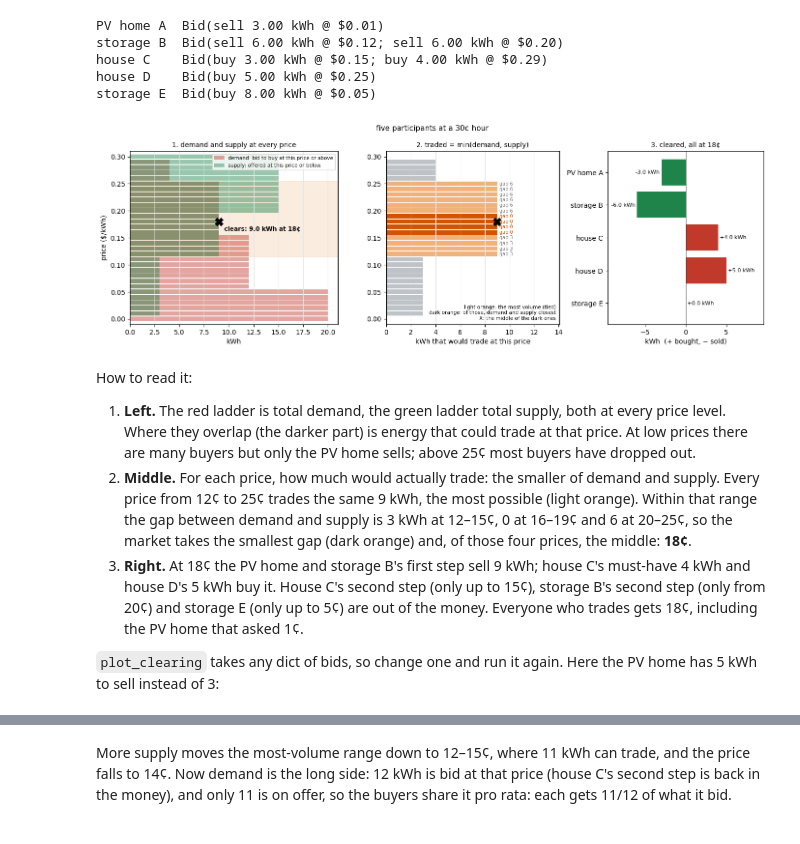
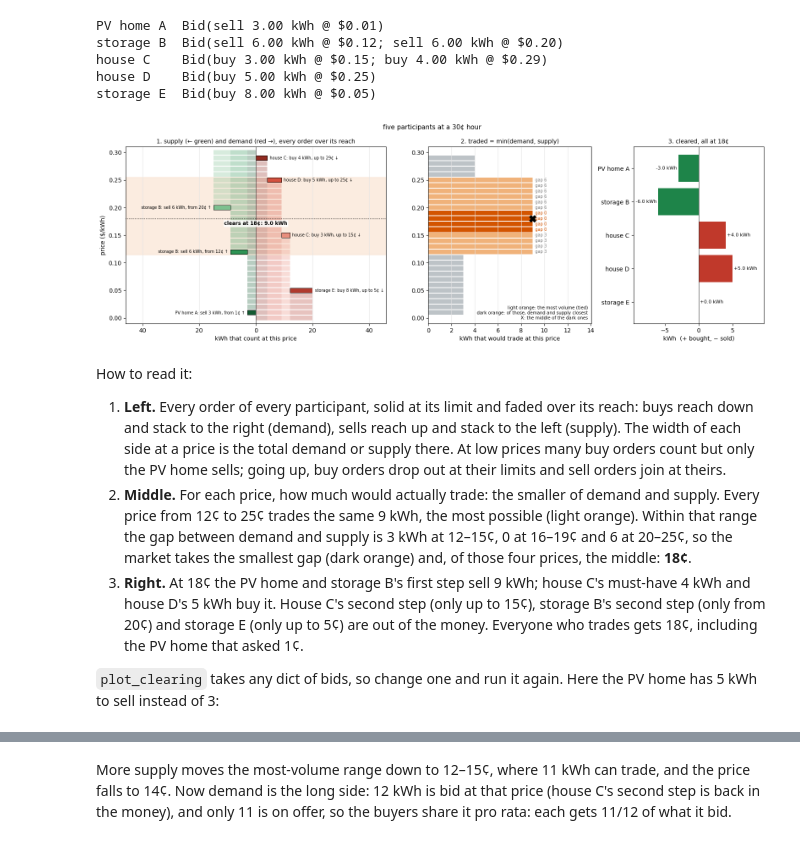
Before and after one commit to TimCDiller/annex_96_p2p, a Jupyter notebook: docs/building_an_agent.ipynb, the cells around one changed output, grey strips where cells are left out. Cells and saved outputs as stored; diff of their text form; code cells hidden in the pictures.

```diff
--- a/docs/building_an_agent.ipynb
+++ b/docs/building_an_agent.ipynb
@@ -552,19 +600,22 @@ def plot_clearing(bids, market, title):
     gap = np.abs(D - S)
     closest = tied & (gap <= gap[tied].min() + 1e-9)
 
-    fig, (ax1, ax2, ax3) = plt.subplots(1, 3, figsize=(14, 4.8), gridspec_kw={"width_ratios": [1.2, 1, 0.9]})
+    fig, (ax1, ax2, ax3) = plt.subplots(1, 3, figsize=(16, 5.4), gridspec_kw={"width_ratios": [1.6, 1, 0.8]})
 
-    # 1. Demand and supply ladders. Where they overlap is what can trade.
-    ax1.barh(prices, D, height=H, color=RED, alpha=0.45, label="demand: bid to buy at this price or above")
-    ax1.barh(prices, S, height=H, color=GREEN, alpha=0.45, label="supply: offered at this price or below")
+    # 1. Every order over its reach: supply stacks to the left, demand to the right.
+    orders = [o for n, b in bids.items() for o in orders_of(b.array, prices, n)]
+    draw_orders(ax1, orders, prices, fontsize=7)
     ax1.axhspan(prices[tied].min() - 0.005, prices[tied].max() + 0.005, color="#f5cba7", alpha=0.35, zorder=0)
     if c.price is not None:
-        ax1.plot([c.volume], [c.price], "kX", ms=11)
-        ax1.annotate("clears: %.1f kWh at %.0f¢" % (c.volume, 100 * c.price), (c.volume, c.price),
-                     xytext=(8, -14), textcoords="offset points", fontsize=9, weight="bold")
-    ax1.set_title("1. demand and supply at every price", fontsize=10)
-    ax1.set_xlabel("kWh"); ax1.set_ylabel("price ($/kWh)")
-    ax1.legend(fontsize=7.5, loc="upper right")
+        ax1.axhline(c.price, color="black", ls=":", lw=1)
+        ax1.annotate("clears at %.0f¢: %.1f kWh" % (100 * c.price, c.volume), (0, c.price),
+                     xytext=(0, -11), textcoords="offset points", ha="center", fontsize=8.5, weight="bold",
+                     bbox=dict(boxstyle="round,pad=0.15", fc="white", ec="none", alpha=0.85))
+    lim = max(D.max(), S.max()) * 2.3
+    ax1.set_xlim(-lim, lim)
+    ax1.set_title("1. supply (← green) and demand (red →), every order over its reach", fontsize=10)
+    ax1.set_xlabel("kWh that count at this price")
+    ax1.set_ylabel("price ($/kWh)")
 
     # 2. Traded volume at every price: the market takes the most, then the smallest gap.
     colours = np.where(closest, "#d35400", np.where(tied, "#f0b27a", "#bdc3c7"))
@@ -578,41 +629,43 @@ def plot_clearing(bids, market, title):
     ax2.set_xlabel("kWh that would trade at this price")
     ax2.set_xlim(0, best * 1.45 + 1)
     ax2.text(0.98, 0.02, "light orange: the most volume (tied)\n"
                           "dark orange: of those, demand and supply closest\n"
                           "X: the middle of the dark ones", transform=ax2.transAxes,
              ha="right", va="bottom", fontsize=7.5)
 
     # 3. Who got what.
     names = list(bids)
     q = np.array([c.quantities[n] for n in names])
     ax3.barh(names, q, color=np.where(q > 0, RED, np.where(q < 0, GREEN, GREY)))
     for i, v in enumerate(q):
         ax3.text(v + (0.2 if v >= 0 else -0.2), i, "%+.1f kWh" % v, va="center",
                  ha="left" if v >= 0 else "right", fontsize=8)
     ax3.axvline(0, color="#333", lw=0.8); ax3.invert_yaxis()
     lim = max(1.0, np.abs(q).max()) * 1.6
     ax3.set_xlim(-lim, lim)
     ax3.set_title("3. cleared, all at %s" % ("%.0f¢" % (100 * c.price) if c.price is not None else "no price"),
                   fontsize=10)
     ax3.set_xlabel("kWh  (+ bought, − sold)")
 
     for ax in (ax1, ax2):
         ax.set_ylim(-0.01, market.grid_import_price + 0.01)
         ax.grid(axis="x", color="#e5e5e5")
     fig.suptitle(title, fontsize=11)
     fig.tight_layout()
     return c
 
 c = plot_clearing(bids, peak, "five participants at a 30¢ hour")
 # %% [output]
-[figure, old version]
+[figure, new version]
 # %% [markdown]
 How to read it:
 
-1. **Left.** The red ladder is total demand, the green ladder total supply,
-   both at every price level. Where they overlap (the darker part) is energy
-   that could trade at that price. At low prices there are many buyers but
-   only the PV home sells; above 25¢ most buyers have dropped out.
+1. **Left.** Every order of every participant, solid at its limit and faded
+   over its reach: buys reach down and stack to the right (demand), sells
+   reach up and stack to the left (supply). The width of each side at a price
+   is the total demand or supply there. At low prices many buy orders count
+   but only the PV home sells; going up, buy orders drop out at their limits
+   and sell orders join at theirs.
 2. **Middle.** For each price, how much would actually trade: the smaller of
    demand and supply. Every price from 12¢ to 25¢ trades the same 9 kWh, the
    most possible (light orange). Within that range the gap between demand and
```
Also changed, not shown: parts of 4 cells of this notebook.
